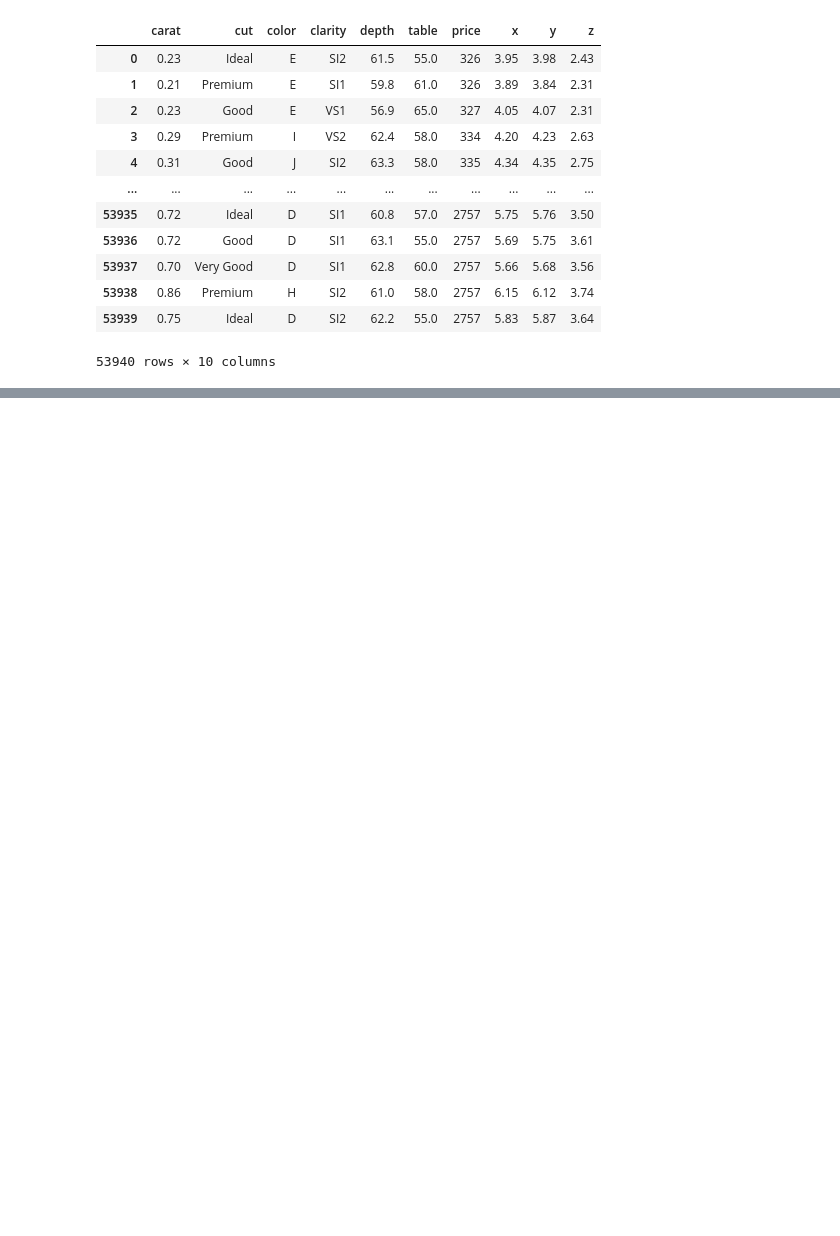
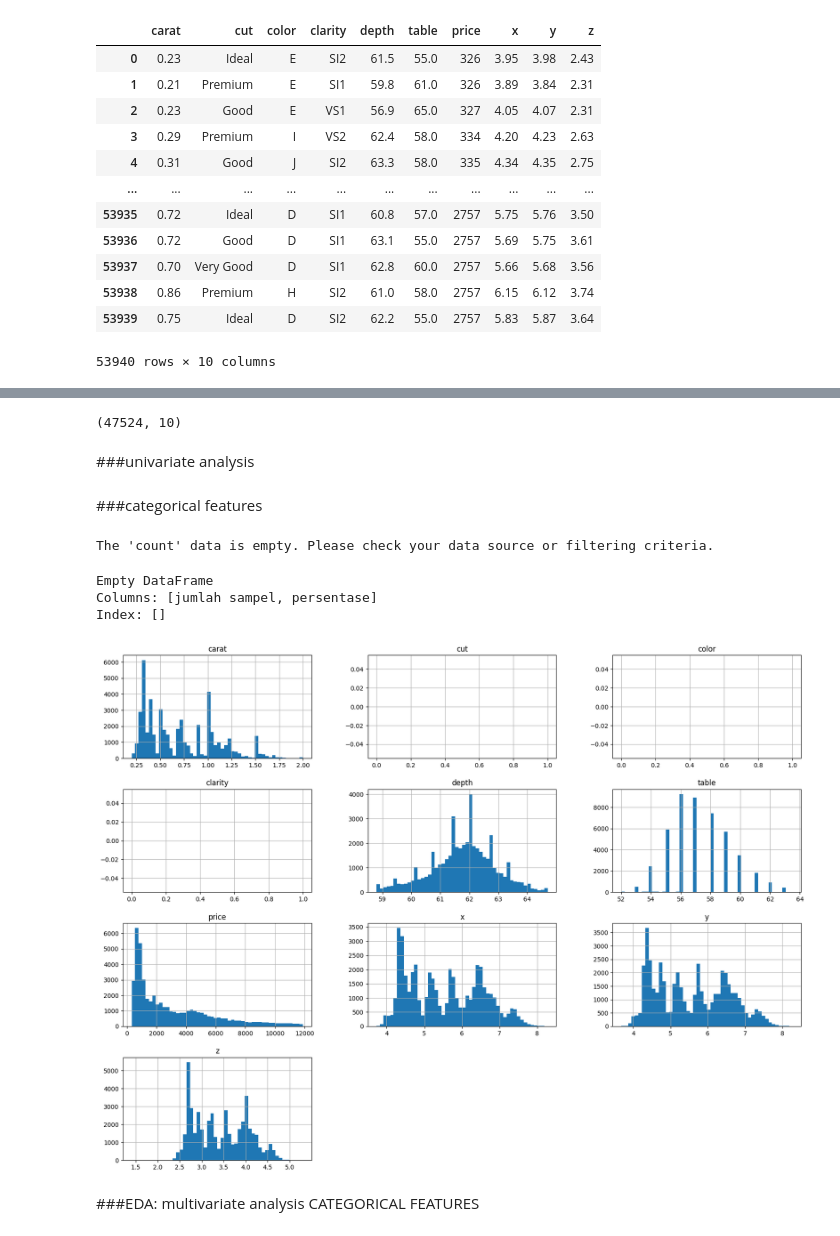
Before and after one commit to itrinia/DicodingMLOps-predictive-analytics, a Jupyter notebook: Predictive_Analytics.ipynb, the cells around one changed output, grey strips where cells are left out. Drawn from its saved outputs; the diff is of its cells as text; code cells hidden in the pictures; blank space fills up the shorter version.

```diff
--- a/Predictive_Analytics.ipynb
+++ b/Predictive_Analytics.ipynb
@@ -34,0 +145,3 @@ diamonds
+# %%
+# Convert only numeric columns to a suitable data type
+diamonds[['carat', 'cut', 'color', 'clarity', 'depth', 'table']] = diamonds[['carat', 'cut', 'color', 'clarity', 'depth', 'table']].apply(pd.to_numeric, errors='coerce')
@@ -34,0 +154,14 @@ diamonds
+# %%
+Q1 = diamonds.quantile(0.25)
+Q3 = diamonds.quantile(0.75)
+IQR = Q3 - Q1
+
+# Filter outliers
+diamonds = diamonds[~((diamonds < (Q1 - 1.5 * IQR)) | (diamonds > (Q3 + 1.5 * IQR))).any(axis=1)]
+
+# Check the shape of the dataset after removing outliers
+diamonds.shape
+# %% [output]
+(47524, 10)
+# %% [markdown]
+###univariate analysis
@@ -34,0 +171,30 @@ diamonds
+# %% [markdown]
+###categorical features
+# %%
+if count.empty:
+    print("The 'count' data is empty. Please check your data source or filtering criteria.")
+else:
+    df = pd.DataFrame({'jumlah sampel': count, 'persentase': percent.round(1)})
+    print(df)
+    count.plot(kind='bar', title=feature)
+# %% [output]
+The 'count' data is empty. Please check your data source or filtering criteria.
+# %%
+feature = categorical_features[0]
+count = diamonds[feature].value_counts()
+percent = 100*diamonds[feature].value_counts(normalize=True)
+df = pd.DataFrame({'jumlah sampel':count, 'persentase':percent.round(1)})
+print(df)
+# count.plot(kind='bar', title=feature);
+# %% [output]
+Empty DataFrame
+Columns: [jumlah sampel, persentase]
+Index: []
+# %%
+diamonds.hist(bins=50, figsize=(20,15))
+plt.show()
+# %% [output]
+[figure, added]
+# %% [markdown]
+###EDA: multivariate analysis
+CATEGORICAL FEATURES
```
Also changed, not shown: parts of 35 cells of this notebook.
